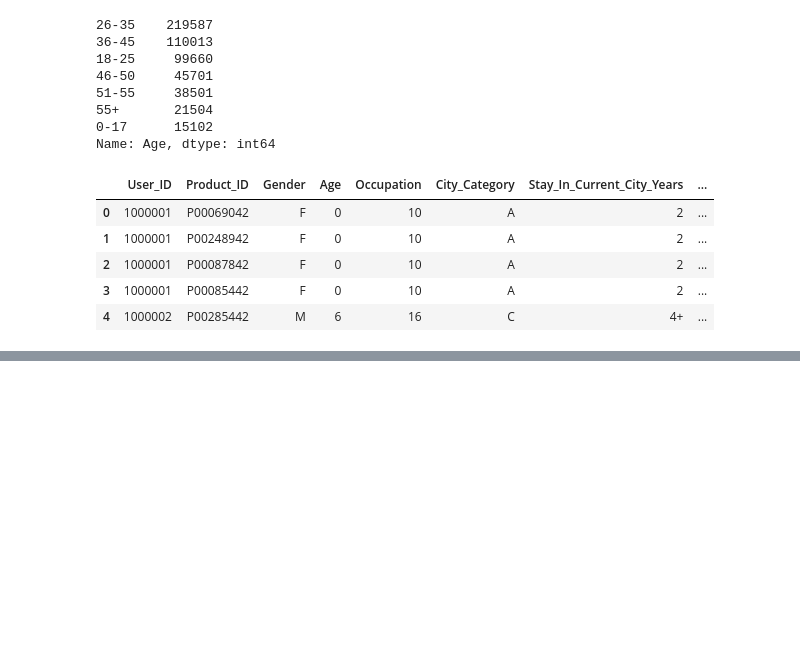
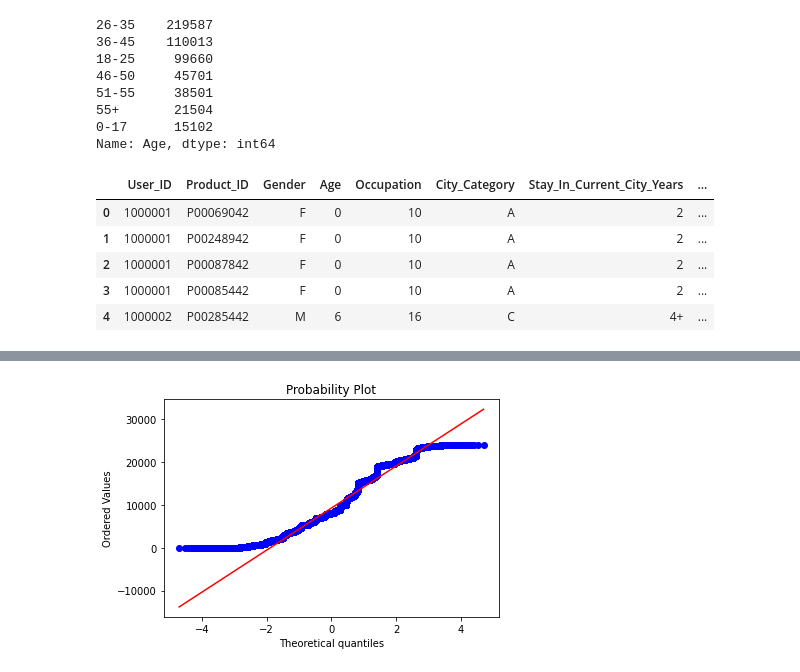
Before and after one commit to Blutronics/MultipleRegression, a Jupyter notebook: Black_Friday_Prediction.ipynb, the cells around one changed output, grey strips where cells are left out. Cells and saved outputs as stored; diff of their text form; code cells hidden in the pictures; blank space fills up the shorter version.

```diff
--- a/Black_Friday_Prediction.ipynb
+++ b/Black_Friday_Prediction.ipynb
@@ -181,0 +190,5 @@ pandas.core.series.Series
+# %%
+stats.probplot(df.Purchase, dist = "norm", plot = pylab)
+plt.show()
+# %% [output]
+[figure, added]
```
Also changed, not shown: parts of 9 cells of this notebook.
